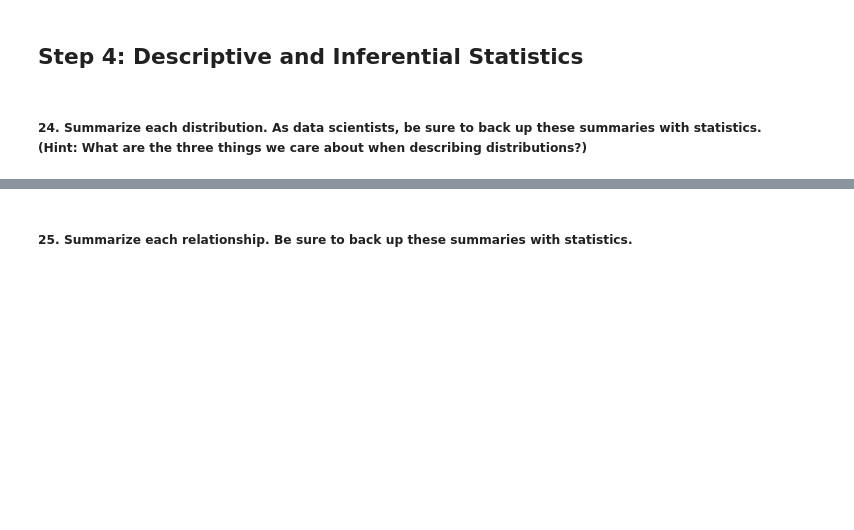
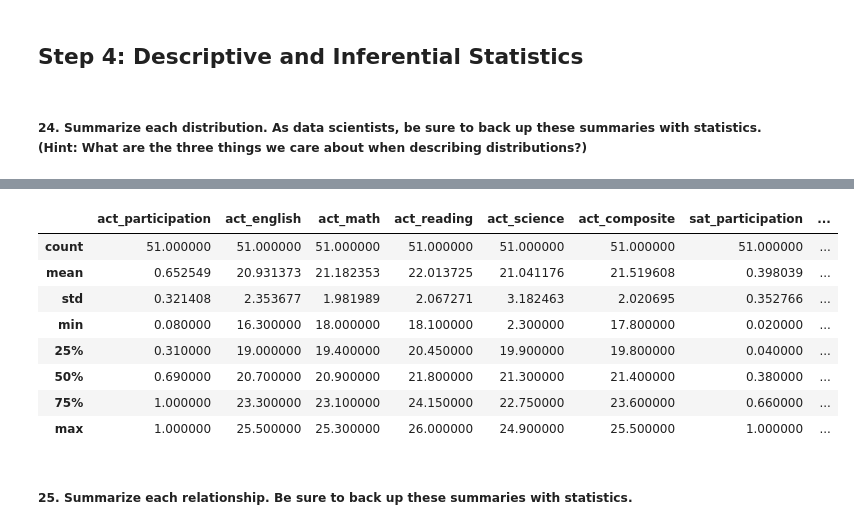
Before and after one commit to rajangdavis/Standardized-Testing-Participation-Exploration, a Jupyter notebook: rajan_davis_la/code/starter-code.ipynb, the cells around one changed output, grey strips where cells are left out. Cells and saved outputs as stored; diff of their text form; code cells hidden in the pictures; blank space fills up the shorter version.

```diff
--- a/rajan_davis_la/code/starter-code.ipynb
+++ b/rajan_davis_la/code/starter-code.ipynb
@@ -505,2 +473,16 @@ for column in act_data.columns:
+# %%
+# 3 things that data scientists care about are shape, spread, and middle value
+
+merged_test_data_copy.describe()
+# %% [output]
+|  | act_participation | act_english | act_math | act_reading | act_science | act_composite | sat_participation | ... |
+| count | 51.000000 | 51.000000 | 51.000000 | 51.000000 | 51.000000 | 51.000000 | 51.000000 | ... |
+| mean | 0.652549 | 20.931373 | 21.182353 | 22.013725 | 21.041176 | 21.519608 | 0.398039 | ... |
+| std | 0.321408 | 2.353677 | 1.981989 | 2.067271 | 3.182463 | 2.020695 | 0.352766 | ... |
+| min | 0.080000 | 16.300000 | 18.000000 | 18.100000 | 2.300000 | 17.800000 | 0.020000 | ... |
+| 25% | 0.310000 | 19.000000 | 19.400000 | 20.450000 | 19.900000 | 19.800000 | 0.040000 | ... |
+| 50% | 0.690000 | 20.700000 | 20.900000 | 21.800000 | 21.300000 | 21.400000 | 0.380000 | ... |
+| 75% | 1.000000 | 23.300000 | 23.100000 | 24.150000 | 22.750000 | 23.600000 | 0.660000 | ... |
+| max | 1.000000 | 25.500000 | 25.300000 | 26.000000 | 24.900000 | 25.500000 | 1.000000 | ... |
 # %% [markdown]
 ##### 25. Summarize each relationship. Be sure to back up these summaries with statistics.
```
Also changed, not shown: parts of 21 cells of this notebook, 2 other files.
